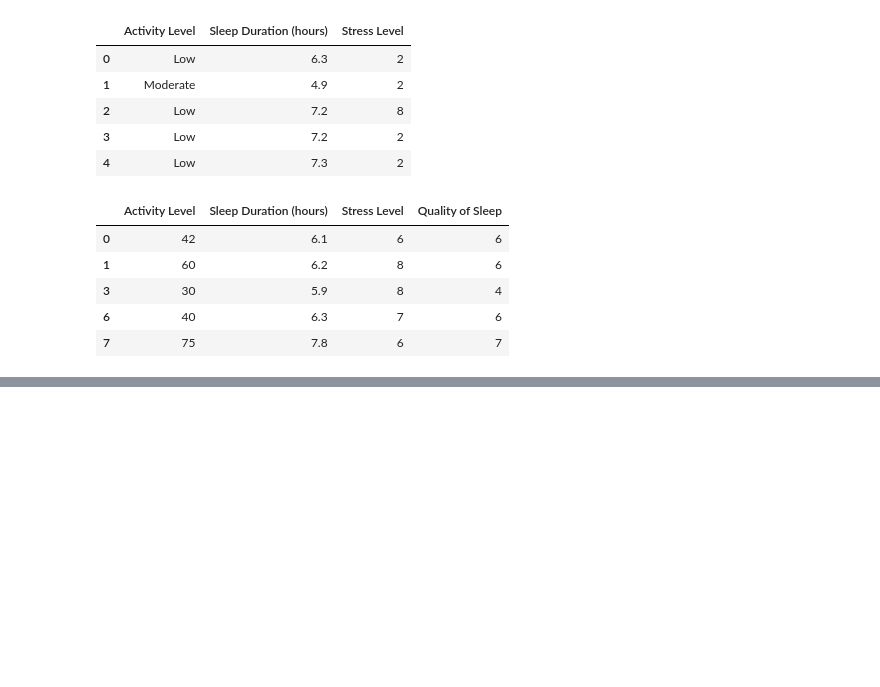
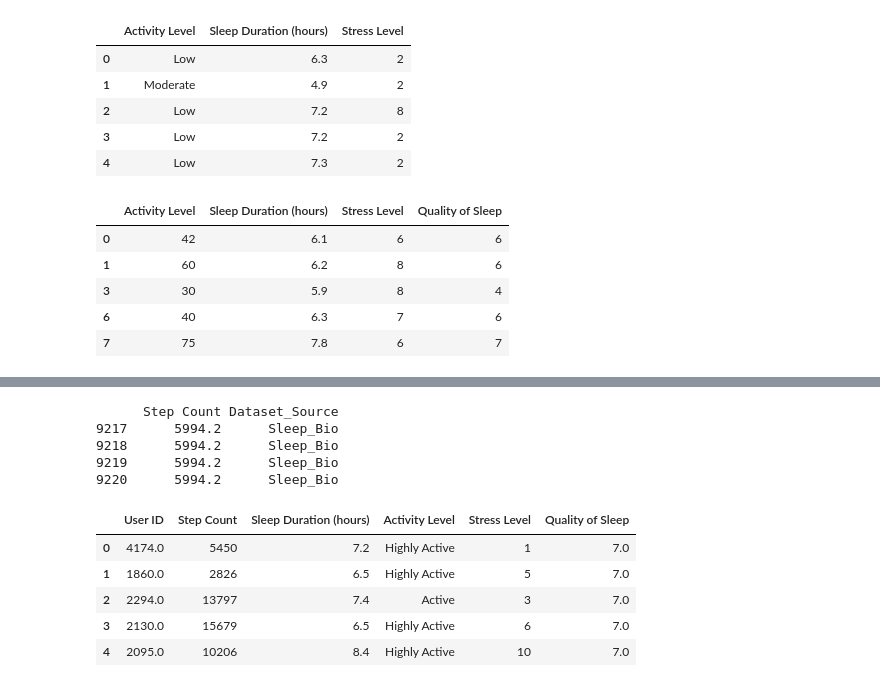
Before and after one commit to LuoYanHao-2025/Data_Science_Group31, a Jupyter notebook: project.ipynb, the cells around one changed output, grey strips where cells are left out. Cells and saved outputs as stored; diff of their text form; code cells hidden in the pictures; blank space fills up the shorter version.

```diff
--- a/project.ipynb
+++ b/project.ipynb
@@ -142,0 +215,11 @@ df2.to_csv(output_path, index=False)
+# %%
+# 1. Fill missing Step Counts with the average step count
+mean_steps = final_df['Step Count'].mean()
+final_df['Step Count'] = final_df['Step Count'].fillna(mean_steps)
+
+# 2. Fill missing Quality of Sleep with the Median (better for 1-10 ratings)
+median_quality = final_df['Quality of Sleep'].median()
+final_df['Quality of Sleep'] = final_df['Quality of Sleep'].fillna(median_quality)
+
+# Check if it worked (should be 0 missing now)
+print(final_df.isnull().sum())
@@ -142,0 +235,28 @@ df2.to_csv(output_path, index=False)
+# %%
+# Round the 'Step Count' column to 1 decimal place
+final_df['Step Count'] = final_df['Step Count'].round(1)
+
+# Verify the result by looking at the specific rows you were worried about
+print(final_df.loc[9217:9220, ['Step Count', 'Dataset_Source']])
+# %% [output]
+      Step Count Dataset_Source
+9217      5994.2      Sleep_Bio
+9218      5994.2      Sleep_Bio
+9219      5994.2      Sleep_Bio
+9220      5994.2      Sleep_Bio
+# %%
+# Convert to integer (removes all decimals completely)
+final_df['Step Count'] = final_df['Step Count'].astype(int)
+# %%
+# Drop the 'Dataset_Source' column
+final_df = final_df.drop(columns=['Dataset_Source'])
+
+# Check the final result
+final_df.head()
+# %% [output]
+|  | User ID | Step Count | Sleep Duration (hours) | Activity Level | Stress Level | Quality of Sleep |
+| 0 | 4174.0 | 5450 | 7.2 | Highly Active | 1 | 7.0 |
+| 1 | 1860.0 | 2826 | 6.5 | Highly Active | 5 | 7.0 |
+| 2 | 2294.0 | 13797 | 7.4 | Active | 3 | 7.0 |
+| 3 | 2130.0 | 15679 | 6.5 | Highly Active | 6 | 7.0 |
+| 4 | 2095.0 | 10206 | 8.4 | Highly Active | 10 | 7.0 |
```
Also changed, not shown: parts of 13 cells of this notebook.
